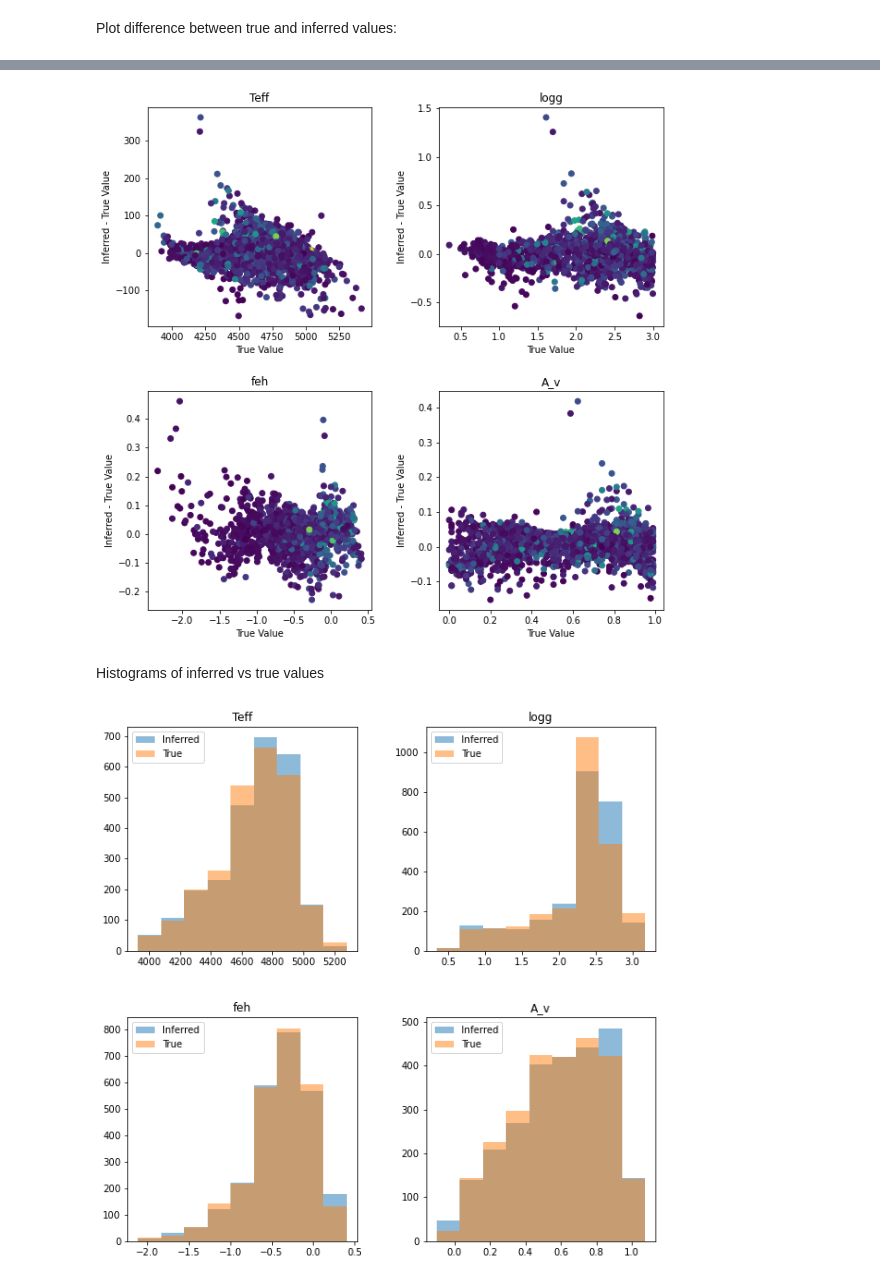
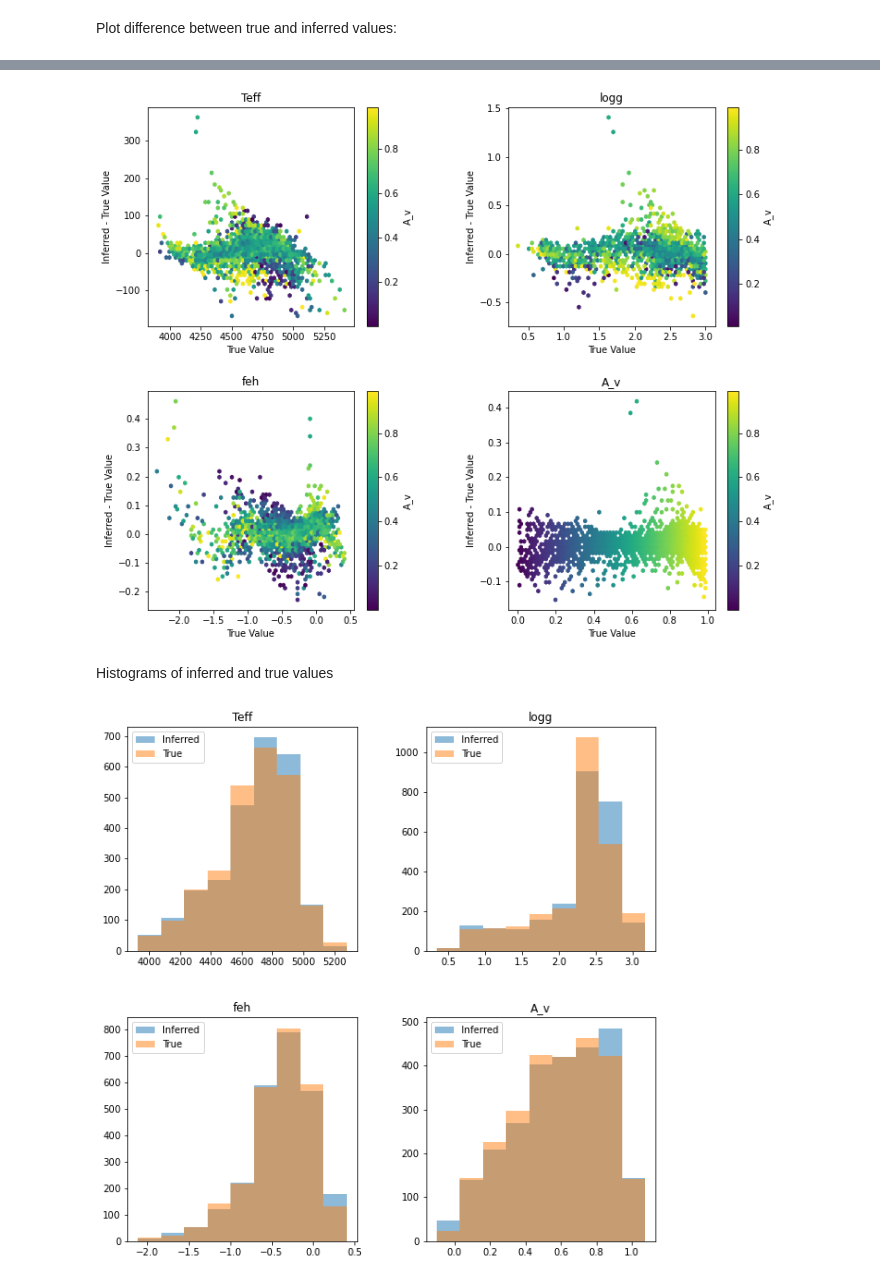
Before and after one commit to mlucey/apogee_bprp_params, a Jupyter notebook: apogee_bprp_params.ipynb, the cells around one changed output, grey strips where cells are left out. Saved outputs shown, nothing was run; the diff lists cells and outputs as text; code cells hidden in the pictures.

Commit message:
added diagnostic plots

```diff
--- a/apogee_bprp_params.ipynb
+++ b/apogee_bprp_params.ipynb
@@ -214,3 +215,14 @@ stty: stdin isn't a terminal
 [======================================================================================================] 100% (22s)
 # %% [markdown]
 Plot difference between true and inferred values:
+# %%
+fig, axs = p.subplots(2,2,figsize=(12,10))
+fig.subplots_adjust(hspace=0.3, wspace=0.4)
+for i, param in enumerate(['Teff', 'logg', 'feh', 'A_v']):
+    ax = np.ravel(axs)[i]
+    h = ax.hist2d(t_subset[param][test_inds],test_labels[:,i] - t_subset[param][test_inds], bins=30,  cmap='summer')
+    fig.colorbar(h[3], ax=ax, label='#Stars')
+    ax.set_title(param)
+    ax.set_xlabel("True Value")
+    ax.set_ylabel("Inferred - True Value")
+p.savefig("Diagnostic_Figs/inferred_vs_true_giants_hist2d.pdf")
@@ -217,16 +231,18 @@ Plot difference between true and inferred values:
 # %%
-fig, axs = p.subplots(2,2,figsize=(10,10))
-fig.subplots_adjust(hspace=0.3, wspace=0.3)
+fig, axs = p.subplots(2,2,figsize=(12,10))
+fig.subplots_adjust(hspace=0.3, wspace=0.4)
 for i, param in enumerate(['Teff', 'logg', 'feh', 'A_v']):
     ax = np.ravel(axs)[i]
-    ax.scatter(t_subset[param][test_inds],test_labels[:,i] - t_subset[param][test_inds],c=t_subset['SNR'][test_inds])
+    h = ax.hexbin(t_subset[param][test_inds],test_labels[:,i] - t_subset[param][test_inds], gridsize=60, C=t_subset['A_v'][test_inds])
+    fig.colorbar(h, ax=ax, label='A_v')
     ax.set_title(param)
     ax.set_xlabel("True Value")
     ax.set_ylabel("Inferred - True Value")
+p.savefig("Diagnostic_Figs/inferred_vs_true_giants_colorAv.pdf")
 # %% [output]
-[figure, old version]
+[figure, new version]
 # %% [markdown]
-Histograms of inferred vs true values
+Histograms of inferred and true values
 # %%
 fig, axs = p.subplots(2,2,figsize=(10,10))
 fig.subplots_adjust(hspace=0.3, wspace=0.3)
```
Also changed, not shown: parts of 2 cells of this notebook, 3 other files.
